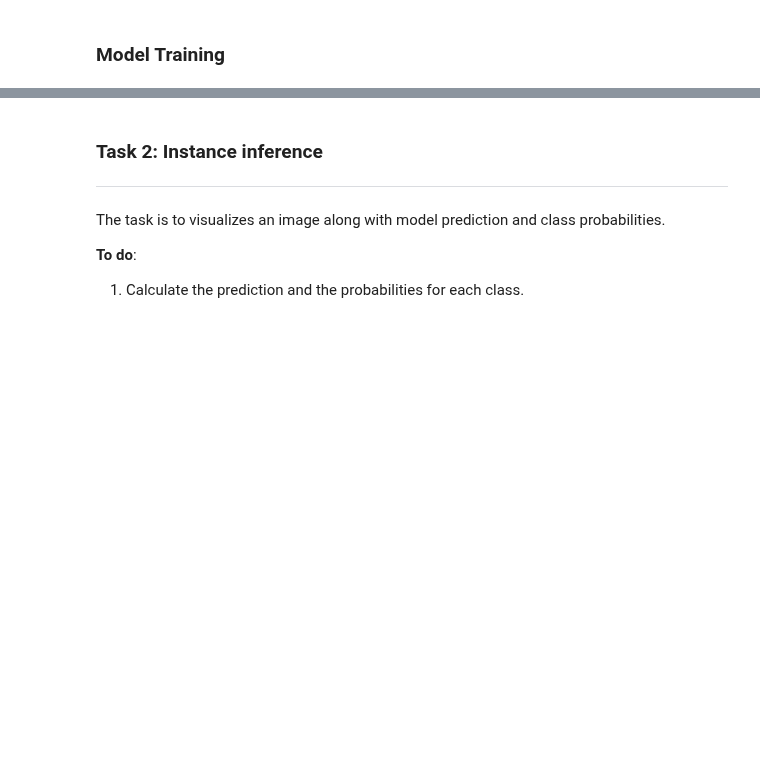
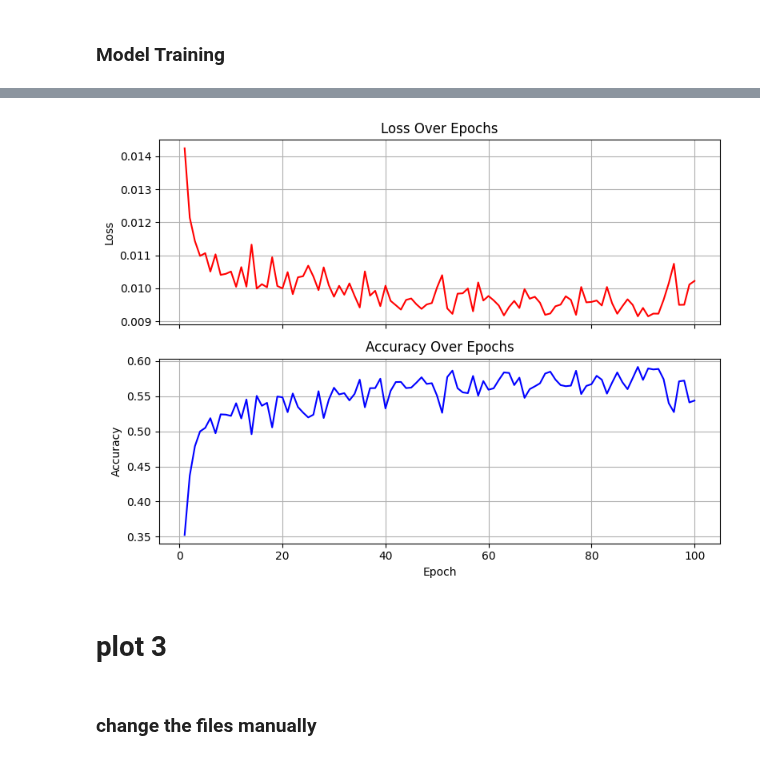
Before and after one commit to SustechSTA303/STA303-Assignment01, a Jupyter notebook: Assignment01.ipynb, the cells around one changed output, grey strips where cells are left out. Drawn from its saved outputs; the diff is of its cells as text; code cells hidden in the pictures; blank space fills up the shorter version.

```diff
--- a/Assignment01.ipynb
+++ b/Assignment01.ipynb
@@ -114,7 +136,7 @@ Please denfine two function named ``train_batch`` and ``test_batch``. These func
 # %%
 ##################### Write your answer here ##################
 # Define the loss function
-criterion =
+criterion = nn.CrossEntropyLoss()
 ###############################################################
 # %%
 def train_batch(model, image, target):
@@ -132,8 +154,8 @@ def train_batch(model, image, target):
     """
 
     ##################### Write your answer here ##################
-    output =
-    loss =
+    output = model(image)
+    loss = criterion(output,target)
     ###############################################################
 
     return output, loss
@@ -154,8 +176,8 @@ def test_batch(model, image, target):
     """
 
     ##################### Write your answer here ##################
-    output =
-    loss =
+    output = model(image)
+    loss = criterion(output,target)
     ###############################################################
 
     return output, loss
@@ -164,3 +188,5 @@ def test_batch(model, image, target):
+# %%
+data_list2 = []
 # %%
 training_loss = []
 training_acc = []
@@ -257,7 +320,0 @@ for epoch in range(NUM_EPOCHS):
-# %% [markdown]
-### Task 2: Instance inference
----
-The task is to visualizes an image along with model prediction and class probabilities.
-
-**To do**:
-1. Calculate the prediction and the probabilities for each class.
@@ -288,0 +325,38 @@ for i in range(len(class_names)):
+# %%
+# Your 2D array
+data = data_list2
+
+# Extract Loss and Acc values, and move tensors to CPU
+loss_values = [point['Loss'] for point in data_list2]
+acc_values = [point['Acc'].cpu().item() for point in data_list2]
+
+# Create a list of x-axis labels (epochs)
+epochs = list(range(1, len(loss_values) + 1))
+
+# Create separate subplots for Loss and Accuracy
+fig, (ax1, ax2) = plt.subplots(2, 1, sharex=True, figsize=(8, 6))
+
+# Plot Loss
+ax1.plot(epochs, loss_values, label='Loss', color='red')
+ax1.set_ylabel('Loss')
+ax1.grid(True)
+
+# Plot Accuracy
+ax2.plot(epochs, acc_values, label='Accuracy', color='blue')
+ax2.set_xlabel('Epoch')
+ax2.set_ylabel('Accuracy')
+ax2.grid(True)
+
+# Add titles
+ax1.set_title('Loss Over Epochs')
+ax2.set_title('Accuracy Over Epochs')
+
+# Display the plot
+plt.tight_layout()
+plt.show()
+# %% [output]
+[figure, added]
+# %% [markdown]
+# plot 3
+# %% [markdown]
+### change the files manually
```
Also changed, not shown: parts of 18 cells of this notebook, 44 other files.
